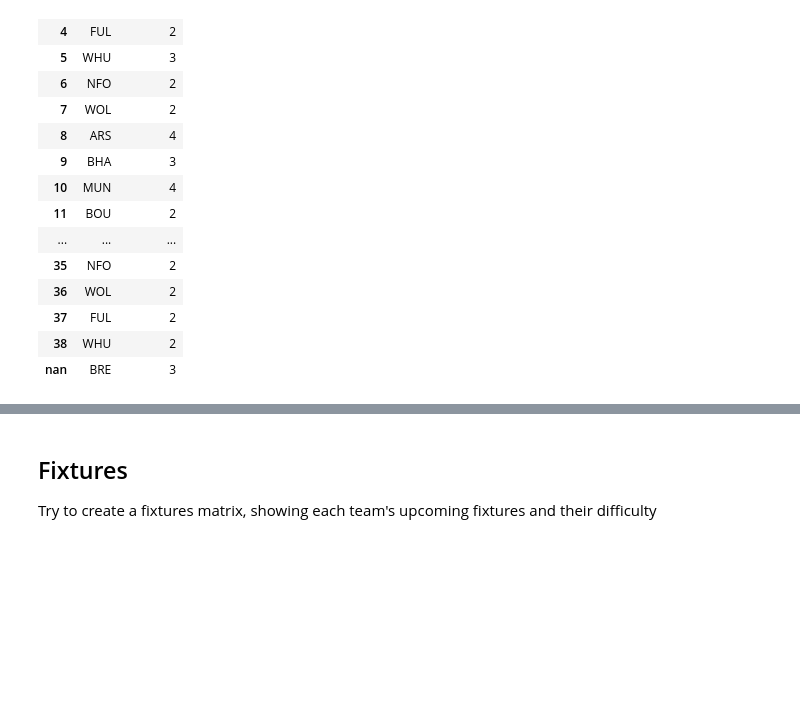
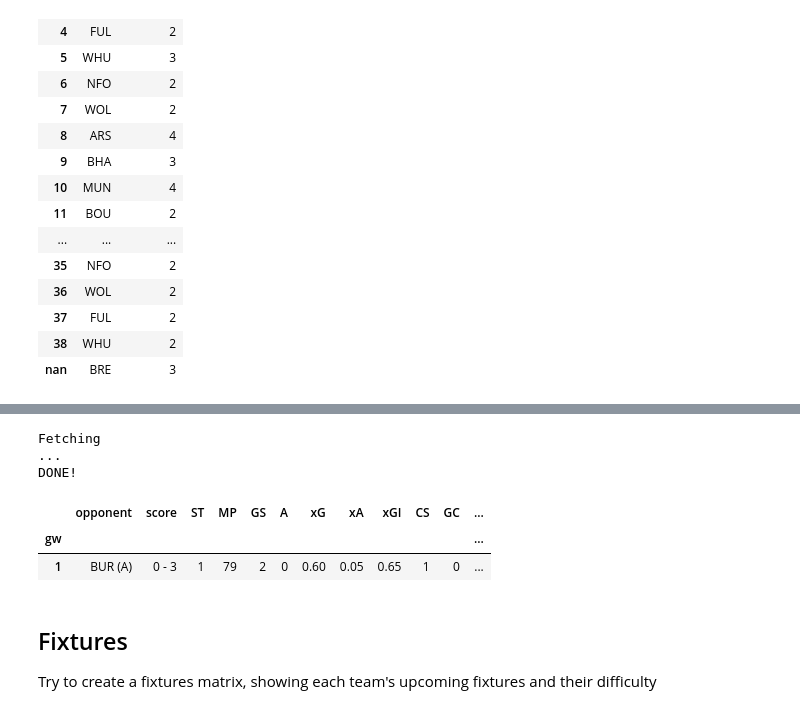
Before and after one commit to James-Leslie/fpl-data, a Jupyter notebook: notebooks/transform.ipynb, the cells around one changed output, grey strips where cells are left out. Cells and saved outputs as stored; diff of their text form; code cells hidden in the pictures; blank space fills up the shorter version.

```diff
--- a/notebooks/transform.ipynb
+++ b/notebooks/transform.ipynb
@@ -85,3 +85,13 @@ fx.T.style.applymap(style_background_player_fdr)
+# %%
+player_id = 355
+data.get_player_summary(player_id, 'history')
+# %% [output]
+Fetching
+...
+DONE!
+|  | opponent | score | ST | MP | GS | A | xG | xA | xGI | CS | GC | ... |
+| gw |  |  |  |  |  |  |  |  |  |  |  | ... |
+| 1 | BUR (A) | 0 - 3 | 1 | 79 | 2 | 0 | 0.60 | 0.05 | 0.65 | 1 | 0 | ... |
 # %% [markdown]
 ## Fixtures
 Try to create a fixtures matrix, showing each team's upcoming fixtures and their difficulty
```
Also changed, not shown: parts of 3 cells of this notebook, 2 other files.
